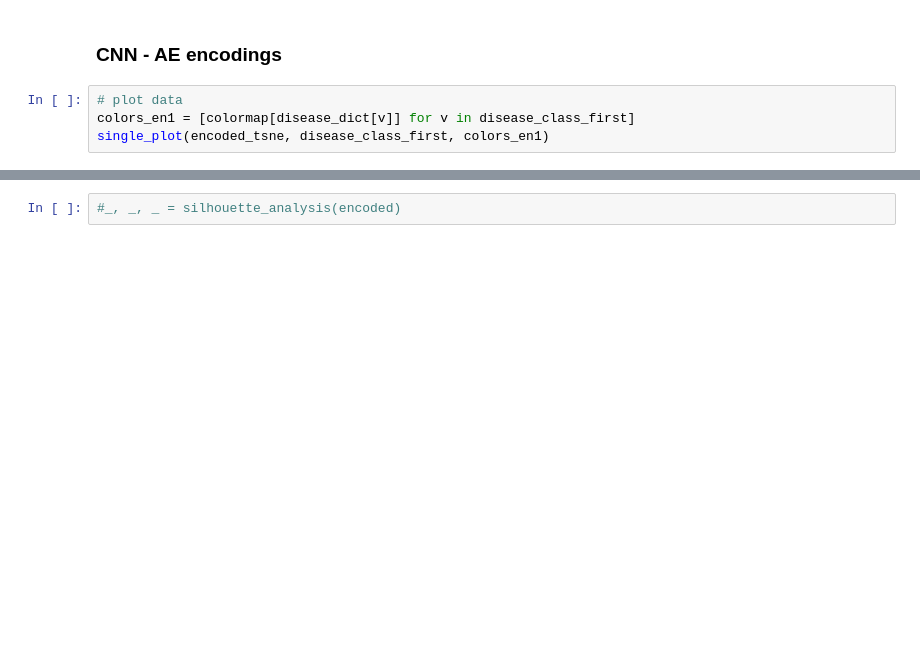
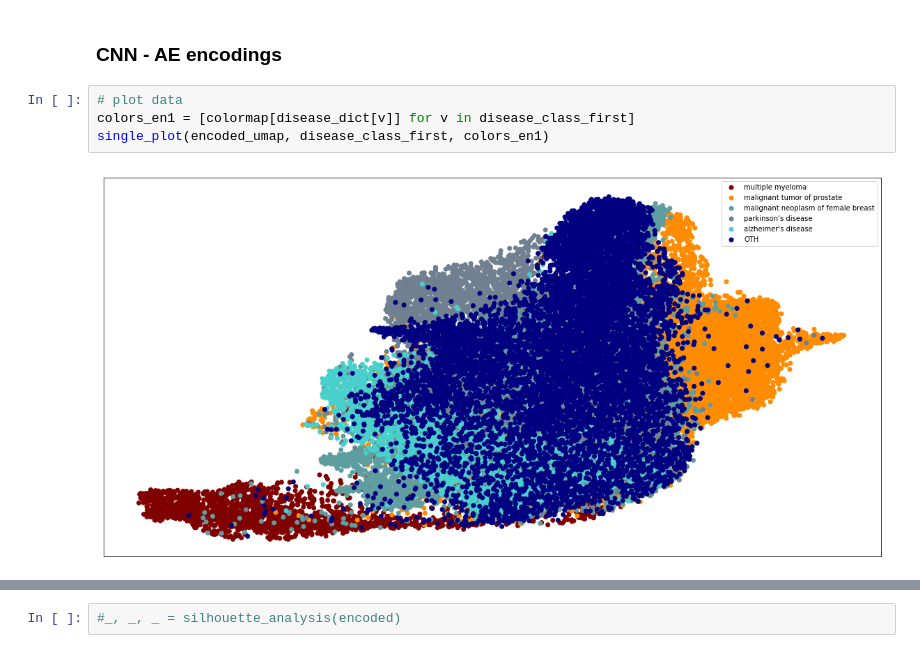
Before and after one commit to landiisotta/stratification_ILRM, a Jupyter notebook: src_v2/clustering_viz_long_ehr-100k.ipynb, the cells around one changed output, grey strips where cells are left out. Saved outputs shown, nothing was run; the diff lists cells and outputs as text; blank space fills up the shorter version.

```diff
--- a/src_v2/clustering_viz_long_ehr-100k.ipynb
+++ b/src_v2/clustering_viz_long_ehr-100k.ipynb
@@ -437,4 +439,6 @@ disease_dict = {d: i for i, d in enumerate(set(disease_class_first))}
 # %%
 # plot data
 colors_en1 = [colormap[disease_dict[v]] for v in disease_class_first]
-single_plot(encoded_tsne, disease_class_first, colors_en1)
+single_plot(encoded_umap, disease_class_first, colors_en1)
+# %% [output]
+[figure, added]
```
Also changed, not shown: parts of 9 cells of this notebook, 15 other files.
